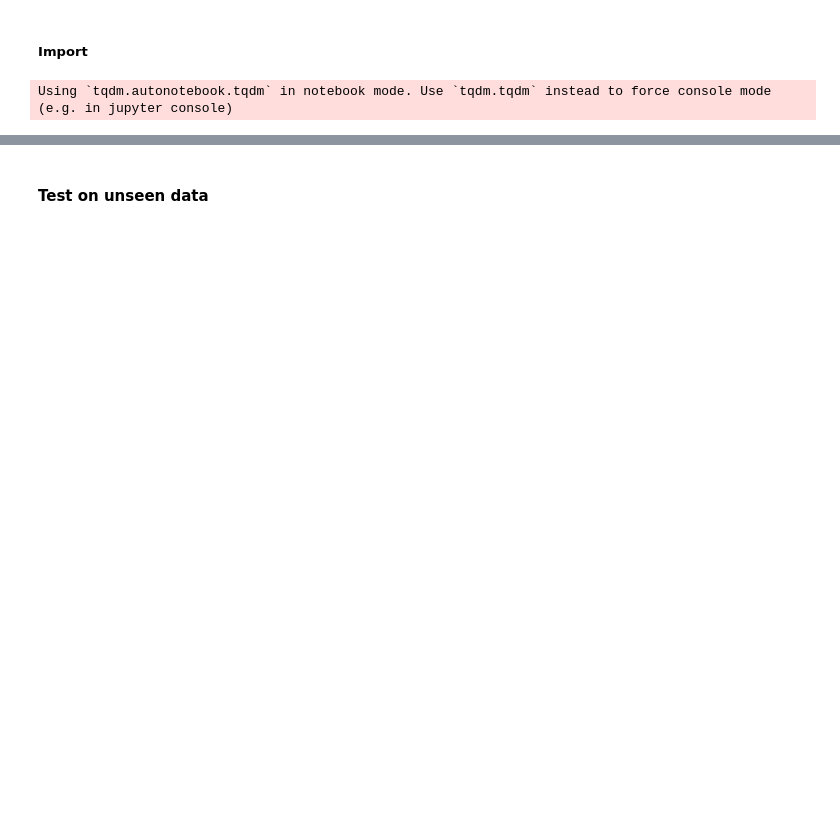
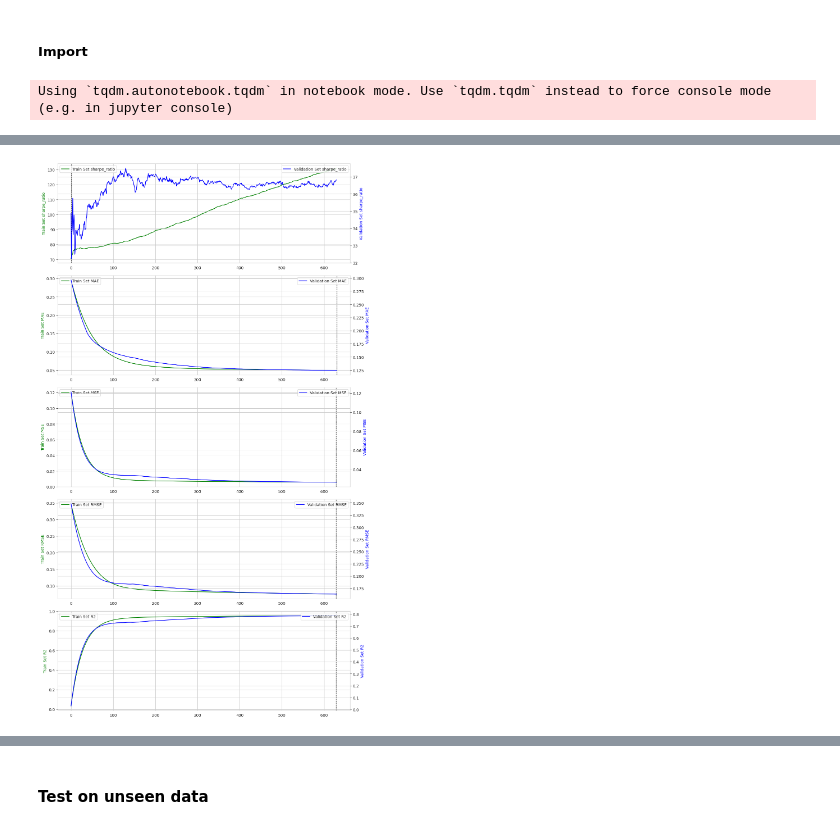
Before and after one commit to skhan61/QuantProject, a Jupyter notebook: 07_a_ML _models_forecasting.ipynb, the cells around one changed output, grey strips where cells are left out. Saved outputs shown, nothing was run; the diff lists cells and outputs as text; code cells hidden in the pictures; blank space fills up the shorter version.

```diff
--- a/07_a_ML _models_forecasting.ipynb
+++ b/07_a_ML _models_forecasting.ipynb
@@ -301 +358,32 @@ print("Database has been deleted.")
+# %%
+# Assuming evals_result contains MAE, MSE, RMSE, R2 as well
+metrics = ['sharpe_ratio', 'MAE', 'MSE', 'RMSE', 'R2']
+
+fig, axes = plt.subplots(len(metrics), 1, figsize=(12, 4 * len(metrics)))
+
+for ax, metric in zip(axes, metrics):
+    cv_result = pd.DataFrame({'Train Set': evals_result['train'][metric],
+                              'Validation Set': evals_result['valid_0'][metric]})
+
+    ax1 = ax
+    ax2 = ax1.twinx()  # instantiate a second axes sharing the same x-axis
+
+    ax1.plot(cv_result.index, cv_result['Train Set'], 'g-', label=f'Train Set {metric}')
+    ax2.plot(cv_result.index, cv_result['Validation Set'], 'b-', label=f'Validation Set {metric}')
+
+    ax1.set_ylabel(f'Train Set {metric}', color='g')
+    ax2.set_ylabel(f'Validation Set {metric}', color='b')
+
+    if metric != 'R2':
+        ax1.axvline(cv_result['Validation Set'].idxmin(), c='k', ls='--', lw=1)
+    else:
+        ax1.axvline(cv_result['Validation Set'].idxmax(), c='k', ls='--', lw=1)
+
+    ax1.legend(loc='upper left')
+    ax2.legend(loc='upper right')
+
+plt.tight_layout()
+plt.show()
+# %% [output]
+[figure, added]
 # %%
```
Also changed, not shown: parts of 20 cells of this notebook, 6 other files.
